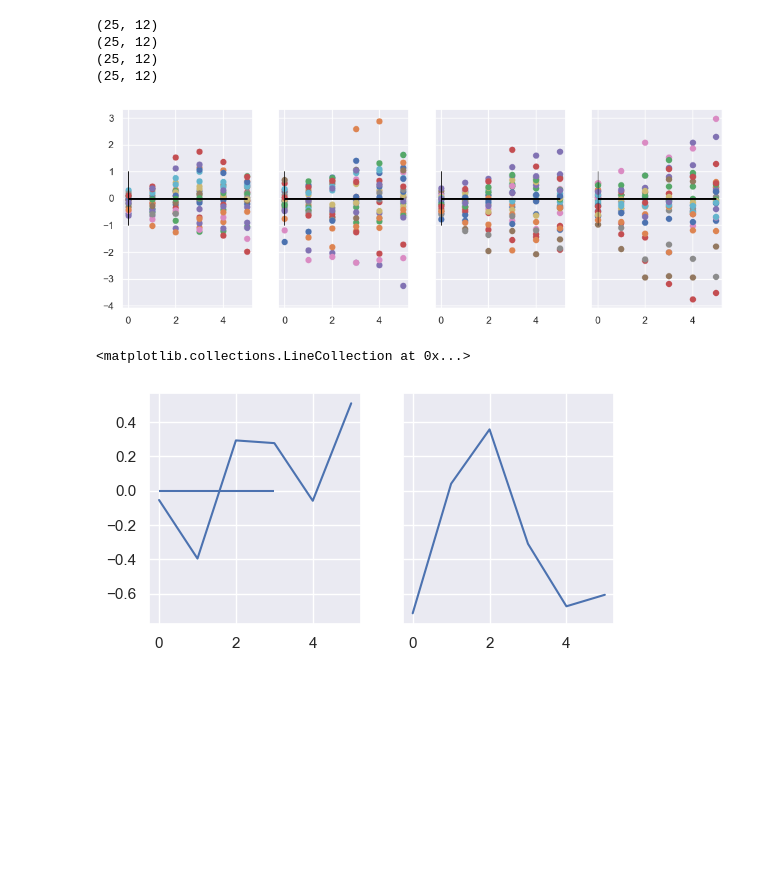
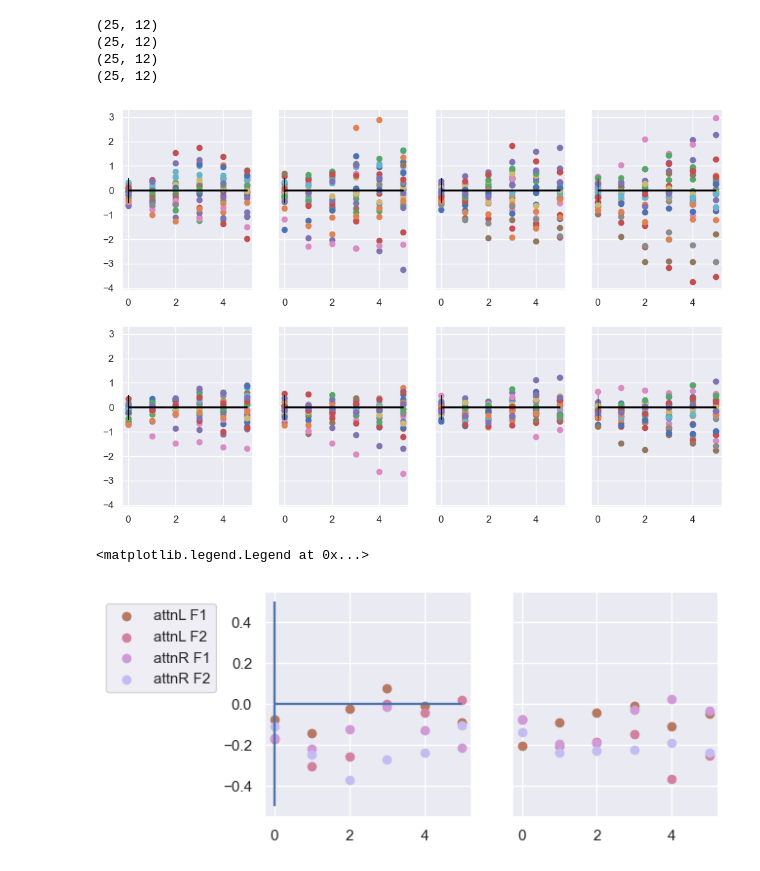
Before and after one commit to PatriciaNL/LTP_analysis, a Jupyter notebook: PythonScripts/GetAllSubjCRFDiff.ipynb, the cells around one changed output. Saved outputs shown, nothing was run; the diff lists cells and outputs as text; code cells hidden in the pictures; blank space fills up the shorter version.

```diff
--- a/PythonScripts/GetAllSubjCRFDiff.ipynb
+++ b/PythonScripts/GetAllSubjCRFDiff.ipynb
@@ -83,22 +83,17 @@ for co in range(NumConds):
 (25, 12)
 (25, 12)
 # %%
-fig,axs = plt.subplots(1,NumConds,figsize = (12,4), sharey = True)
+fig,axs = plt.subplots(2,NumConds,figsize = (12,8), sharey = True)
 
 for co in range(NumConds):
     for su in range(NumSubs):
-        axs[co].scatter(diff_ax,AllDiffs[co][su,:6])
-        axs[co].hlines(0, xmin = 0, xmax = 5, color = 'black',linewidth = 1)
-        axs[co].vlines(0, ymin = -1, ymax = 1, color = 'black',linewidth = 1/2)
+        axs[0,co].scatter(diff_ax,AllDiffs[co][su,:6])
+        axs[0,co].hlines(0, xmin = 0, xmax = 5, color = 'black',linewidth = 1)
+        axs[0,co].vlines(0, ymin = -1/2, ymax = 1/2, color = 'black',linewidth = 1/2)
+
+        axs[1,co].scatter(diff_ax,AllDiffs[co][su,6:])
+        axs[1,co].hlines(0, xmin = 0, xmax = 5, color = 'black',linewidth = 1)
+        axs[1,co].vlines(0, ymin = -1/2, ymax = 1/2, color = 'black',linewidth = 1/2)
     #plt.show()
 # %% [output]
-[figure, old version]
+[figure, new version]
-# %%
-fig,axs = plt.subplots(1,2, figsize=(6,3), sharey = True)
-
-axs[0].plot(AllDiffs[:6])
-axs[1].plot(AllDiffs[6:])
-axs[0].hlines(0, xmin = 0, xmax = 3)
-# %% [output]
-<matplotlib.collections.LineCollection at 0x...>
-[figure, removed]
@@ -104,0 +105,14 @@ axs[0].hlines(0, xmin = 0, xmax = 3)
+# %%
+fig,axs = plt.subplots(1,2,figsize=(6,3),sharey=True, sharex = True)
+for i in range(NumConds):
+    axs[0].scatter(diff_ax,AvgDiffs[i][:6], label = f'{data_labels[i]}', color = cp1[i+6])
+    axs[1].scatter(diff_ax,AvgDiffs[i][6:], label = f'{data_labels[i]}', color = cp1[i+6])
+
+    axs[0].hlines(0, xmin = 0,xmax = 5 )
+    axs[0].vlines(0, ymin = -1/2,ymax = 1/2)
+
+axs[0].legend(loc = 'upper right',fontsize=9)
+axs[0].legend(loc='upper right', bbox_to_anchor=(-0.2, 0.98))
+# %% [output]
+<matplotlib.legend.Legend at 0x...>
+[figure, added]
```
Also changed, not shown: parts of 1 cell of this notebook.
